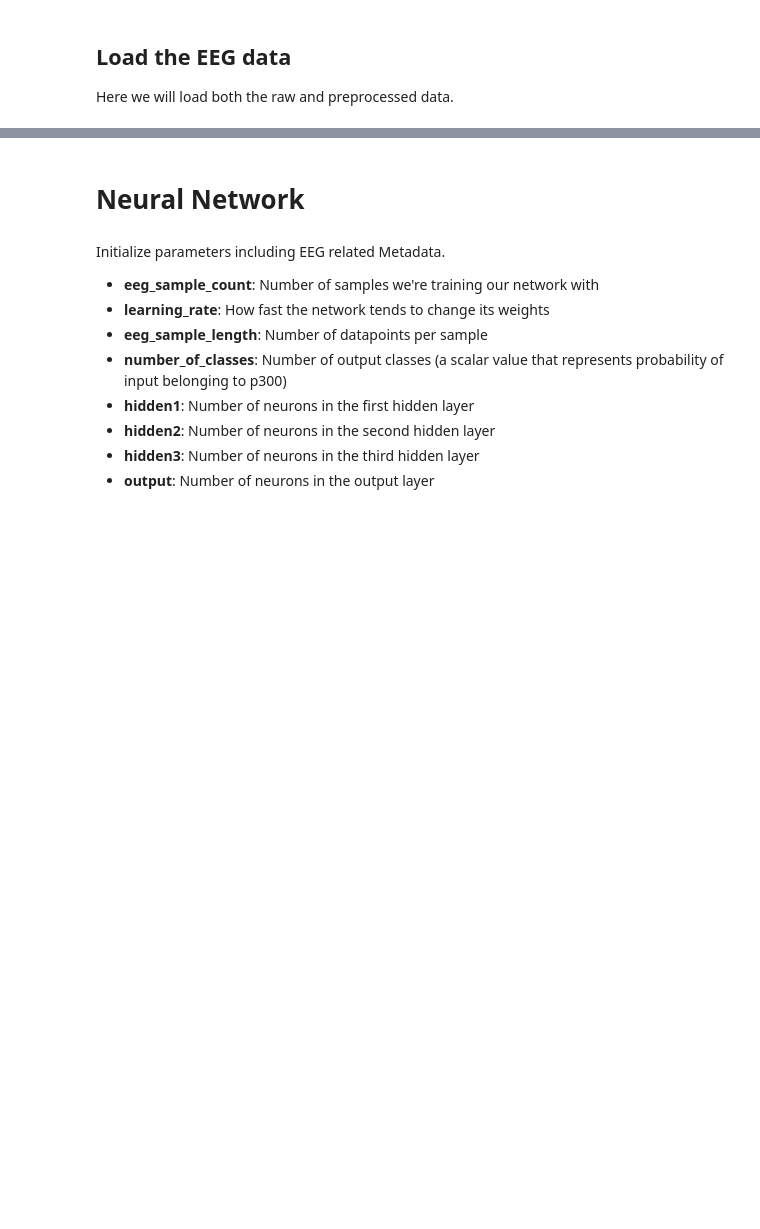
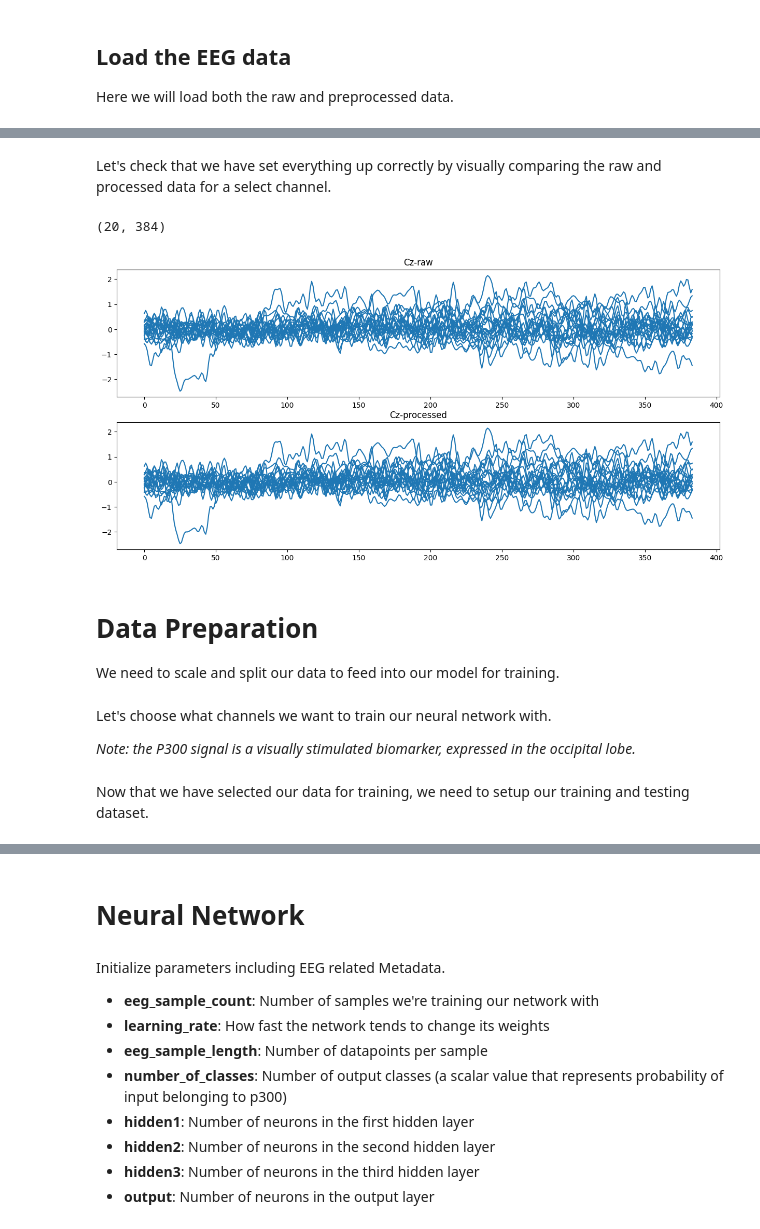
Before and after one commit to rchia16/bciworkshop2023, a Jupyter notebook: bci-tf-2023.ipynb, the cells around one changed output, grey strips where cells are left out. Saved outputs shown, nothing was run; the diff lists cells and outputs as text; code cells hidden in the pictures; blank space fills up the shorter version.

```diff
--- a/bci-tf-2023.ipynb
+++ b/bci-tf-2023.ipynb
@@ -283,0 +143,43 @@ P300_label_c_train = y_aug_dset
+# %%
+def rearrange_to_bnc(data):
+  # TODO: rearrange the data format to match the notation
+  # (n_trials, window_size, n_channels).
+  pass
+# %% [markdown]
+Let's check that we have set everything up correctly by visually comparing the raw and processed data for a select channel.
+# %%
+raw_data = rearrange_to_bnc(raw_data)
+proc_data = rearrange_to_bnc(proc_data)
+# %%
+ch_to_plot = 0 # select a valid channel for plotting
+scaler = 3e-5 # change for larger or small separation between singular plots
+color = 'tab:blue' # change for different colours
+# %%
+# Plot
+channel = raw_p300_json['ChannelLabels'][ch_to_plot]
+raw_data_ch = raw_data[..., ch_to_plot]
+proc_data_ch = proc_data[..., ch_to_plot]
+# %% [output]
+(20, 384)
+# %%
+rcParams['figure.figsize'] = 15, 7
+plt.subplot(2,1,1)
+plt.title(channel+'-raw')
+for i, data in enumerate(raw_data_ch):
+    data += i*scaler
+    plt.plot(data, color=color)
+
+plt.subplot(2,1,2)
+plt.title(channel+'-processed')
+for i, data in enumerate(proc_data_ch):
+    data += i*scaler
+    plt.plot(data, color=color)
+# %% [output]
+[figure, added]
+# %% [markdown]
+# Data Preparation
+We need to scale and split our data to feed into our model for training.
+# %% [markdown]
+Let's choose what channels we want to train our neural network with.
+
+*Note: the P300 signal is a visually stimulated biomarker, expressed in the occipital lobe.*
@@ -283,0 +194,2 @@ P300_label_c_train = y_aug_dset
+# %% [markdown]
+Now that we have selected our data for training, we need to setup our training and testing dataset.
```
Also changed, not shown: parts of 49 cells of this notebook.
